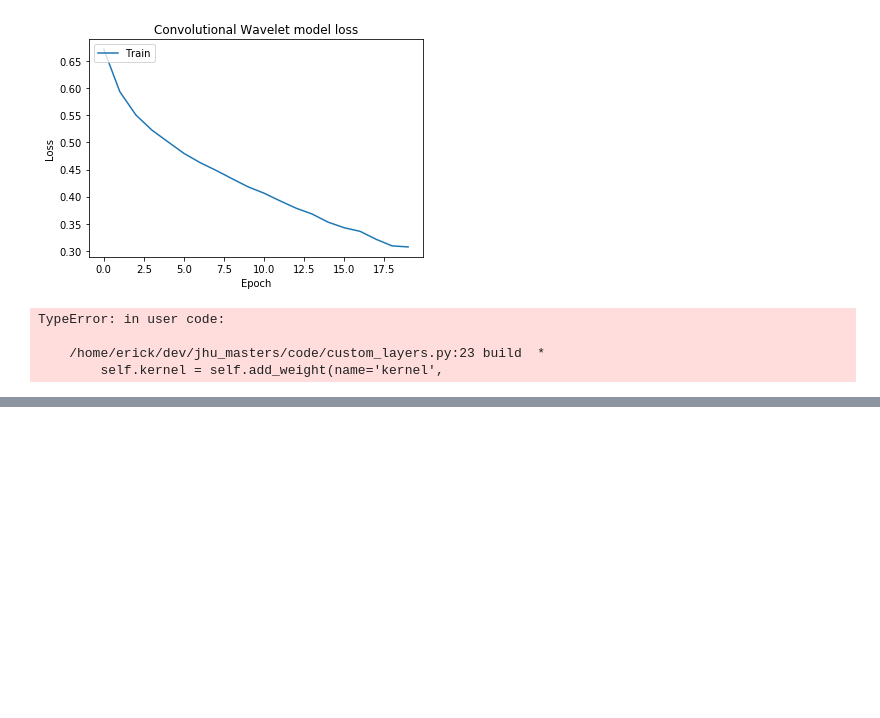
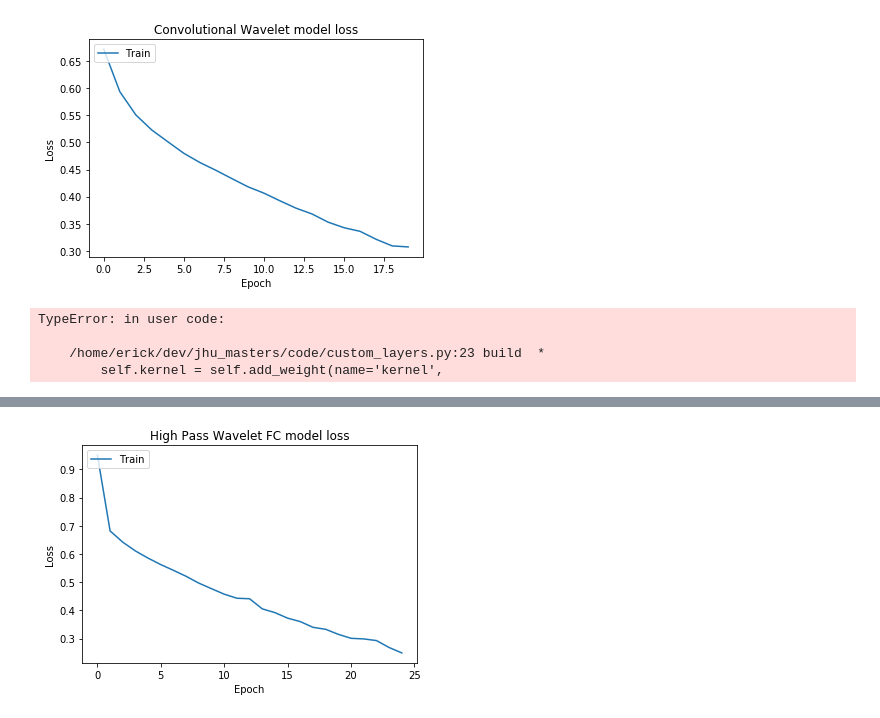
Before and after one commit to erickgalinkin/jhu_masters, a Jupyter notebook: code/EDA.ipynb, the cells around one changed output, grey strips where cells are left out. Saved outputs shown, nothing was run; the diff lists cells and outputs as text; code cells hidden in the pictures; blank space fills up the shorter version.

Commit message:
Final models, all experiments

```diff
--- a/code/EDA.ipynb
+++ b/code/EDA.ipynb
@@ -34,0 +113,3 @@ malware.plot(legend=False)
+# %%
+for i in range(5):
+    print(request_reply_df.loc[0][i+1])
@@ -69,0 +157,13 @@ dataset_statistics(reply_reply_cwavelet)
+# %%
+def high_pass_dataset(dataset):
+    scales = [1]
+    wavelet = "morl"
+    columns = dataset.columns.tolist()
+    columns.remove("Malicious")
+    wavelet_data = dataset[columns].apply(pywt.cwt, args=(scales, wavelet), axis=1).to_frame()
+    wavelet_array = list()
+    for i in range(wavelet_data.shape[0]):
+        wavelet_array.append(wavelet_data.loc[i][0][0][0])
+    wavelet_data = pd.DataFrame(data=wavelet_array)
+    wavelet_data["Malicious"] = dataset["Malicious"]
+    return wavelet_data
@@ -70,3 +183,6 @@ dataset_statistics(reply_reply_cwavelet)
+# %%
+high_pass_wavelet = high_pass_dataset(request_reply_df)
+low_pass_wavelet = low_pass_dataset(request_reply_df)
 # %%
 features = generate_features(request_reply_df)
 model = build_fc_model(features)
@@ -389,3 +510,7 @@ predictions = clf.predict(X_test)
 errors = [0 if p == label else 1 for p, label in zip(predictions, y_test)]
 svm_accuracy = 1 - (np.sum(errors)/len(errors))
 print("Accuracy of support vector classifier:" + str(svm_accuracy))
+# %%
+features = generate_features(high_pass_wavelet)
+model = build_fc_model(features)
+high_pass_history, high_pass_results = train_model(model, high_pass_wavelet)
@@ -391,0 +535,9 @@ print("Accuracy of support vector classifier:" + str(svm_accuracy))
+# %%
+plt.plot(high_pass_history.history['loss'])
+plt.title('High Pass Wavelet FC model loss')
+plt.ylabel('Loss')
+plt.xlabel('Epoch')
+plt.legend(['Train', 'Val'], loc='upper left')
+plt.show()
+# %% [output]
+[figure, added]
```
Also changed, not shown: parts of 34 cells of this notebook, 3 other files.
